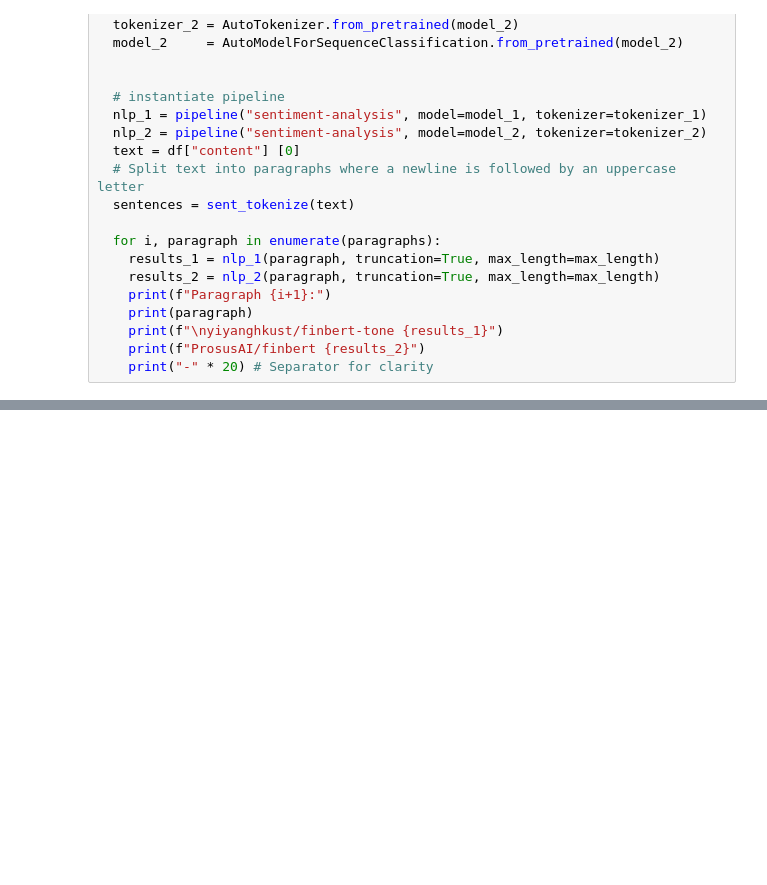
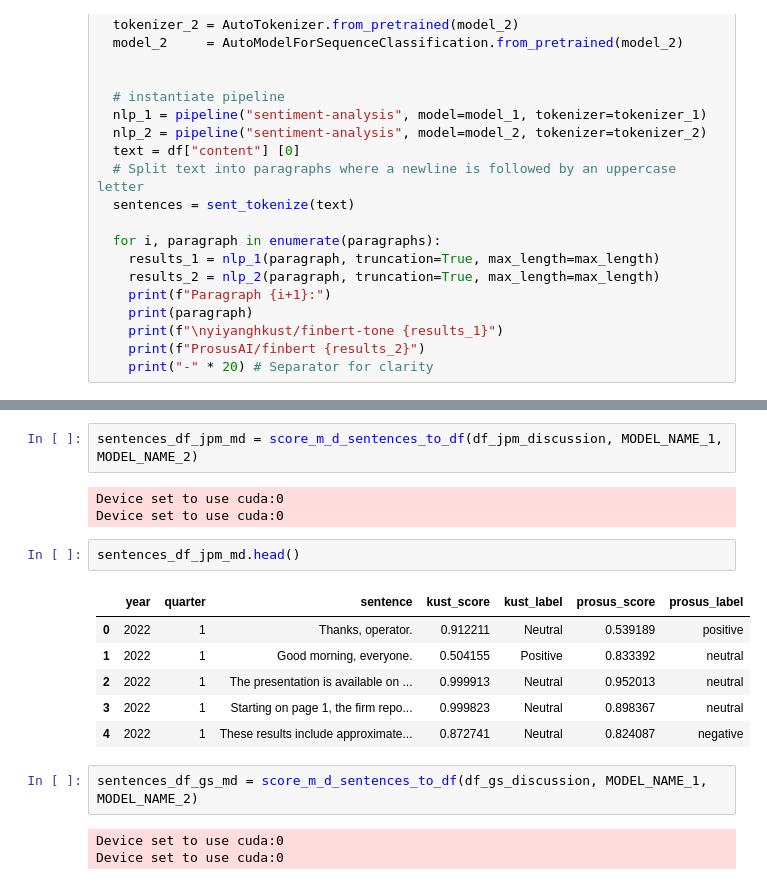
Before and after one commit to EErlando/Quarterly-Bytes, a Jupyter notebook: notebooks/2_exploratory_data_analysis/JKW_Sentiment_Analysis.ipynb, the cells around one changed output, grey strips where cells are left out. Drawn from its saved outputs; the diff is of its cells as text; blank space fills up the shorter version.

```diff
--- a/notebooks/2_exploratory_data_analysis/JKW_Sentiment_Analysis.ipynb
+++ b/notebooks/2_exploratory_data_analysis/JKW_Sentiment_Analysis.ipynb
@@ -1556,0 +1686,19 @@ ProsusAI/finbert [{'label': 'neutral', 'score': 0.9494048357009888}]
+# %%
+sentences_df_jpm_md = score_m_d_sentences_to_df(df_jpm_discussion, MODEL_NAME_1, MODEL_NAME_2)
+# %% [output]
+Device set to use cuda:0
+Device set to use cuda:0
+# %%
+sentences_df_jpm_md.head()
+# %% [output]
+|  | year | quarter | sentence | kust_score | kust_label | prosus_score | prosus_label |
+| 0 | 2022 | 1 | Thanks, operator. | 0.912211 | Neutral | 0.539189 | positive |
+| 1 | 2022 | 1 | Good morning, everyone. | 0.504155 | Positive | 0.833392 | neutral |
+| 2 | 2022 | 1 | The presentation is available on ... | 0.999913 | Neutral | 0.952013 | neutral |
+| 3 | 2022 | 1 | Starting on page 1, the firm repo... | 0.999823 | Neutral | 0.898367 | neutral |
+| 4 | 2022 | 1 | These results include approximate... | 0.872741 | Neutral | 0.824087 | negative |
+# %%
+sentences_df_gs_md = score_m_d_sentences_to_df(df_gs_discussion, MODEL_NAME_1, MODEL_NAME_2)
+# %% [output]
+Device set to use cuda:0
+Device set to use cuda:0
```
Also changed, not shown: parts of 10 cells of this notebook.
